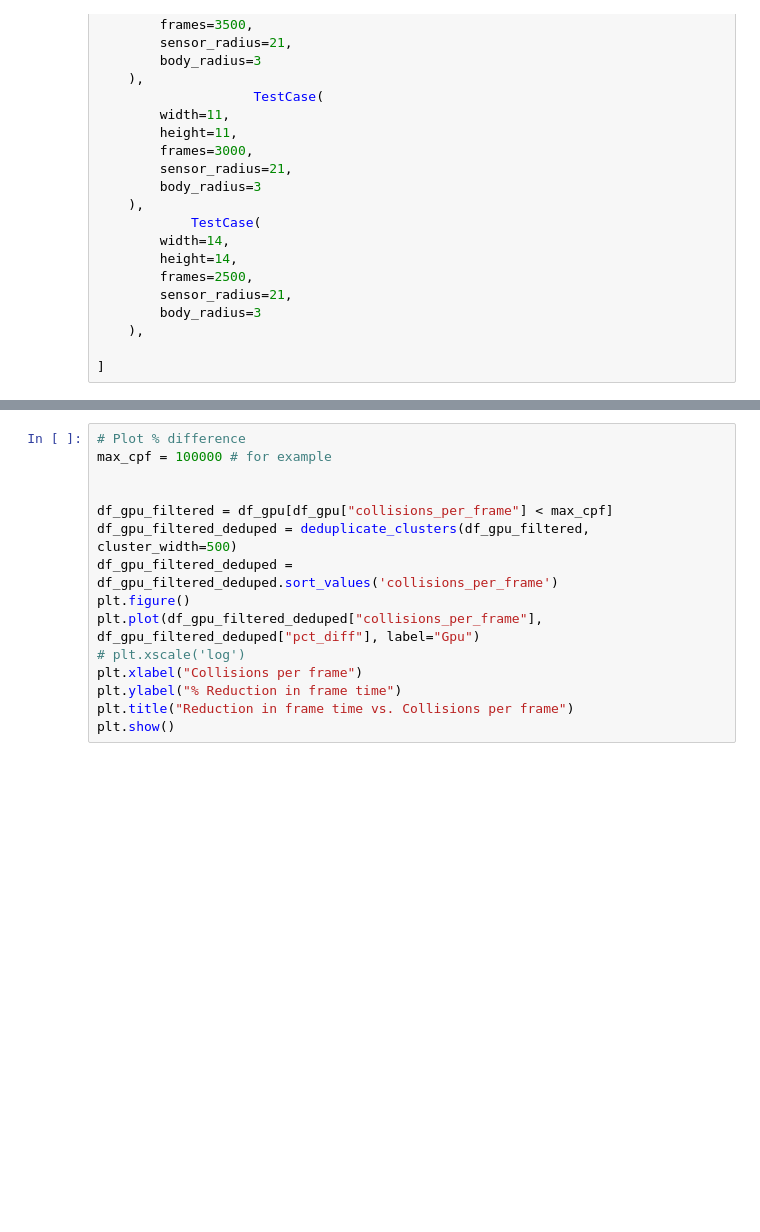
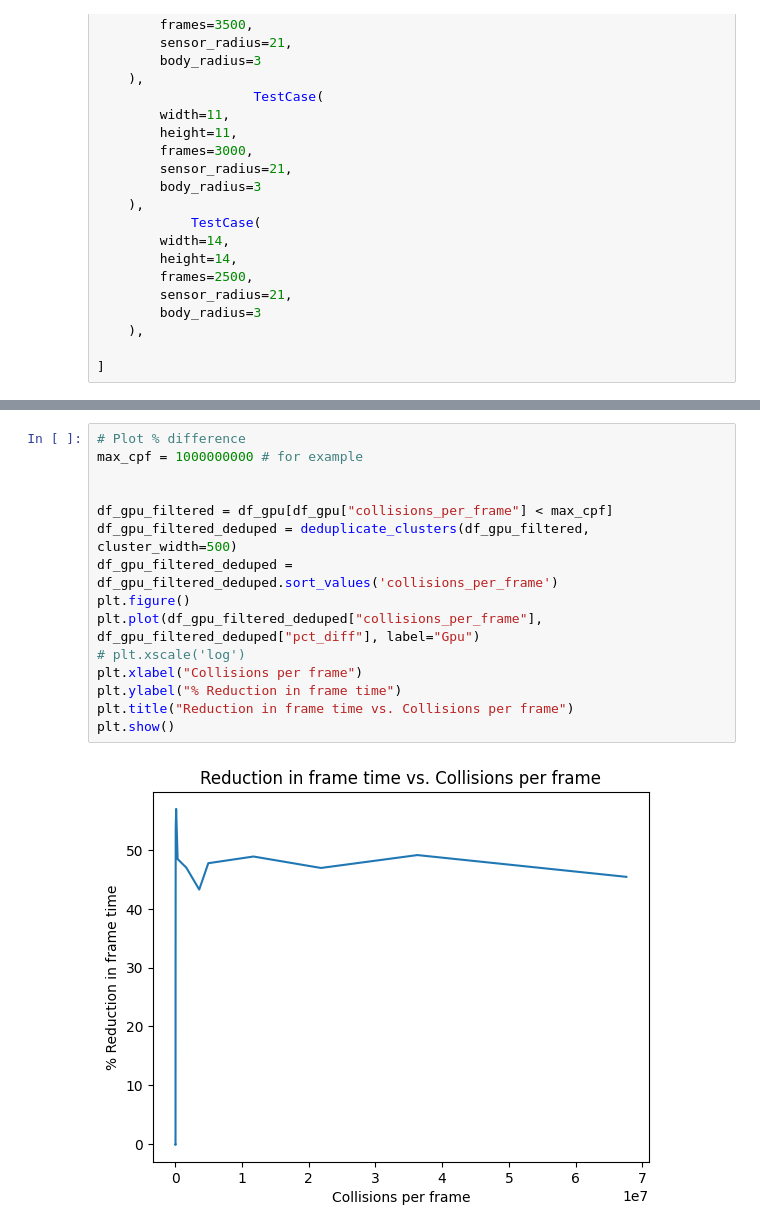
Before and after one commit to Sheldonfrith/gpu_collision_detection_bevy, a Jupyter notebook: project/run_tests.ipynb, the cells around one changed output, grey strips where cells are left out. Saved outputs shown, nothing was run; the diff lists cells and outputs as text; blank space fills up the shorter version.

```diff
--- a/project/run_tests.ipynb
+++ b/project/run_tests.ipynb
@@ -298,18 +321,20 @@ for i in range(len(df_gpu)):
 # %%
 # Plot % difference
-max_cpf = 100000 # for example
+max_cpf = 1000000000 # for example
 
 
 df_gpu_filtered = df_gpu[df_gpu["collisions_per_frame"] < max_cpf]
 df_gpu_filtered_deduped = deduplicate_clusters(df_gpu_filtered, cluster_width=500)
 df_gpu_filtered_deduped = df_gpu_filtered_deduped.sort_values('collisions_per_frame')
 plt.figure()
 plt.plot(df_gpu_filtered_deduped["collisions_per_frame"], df_gpu_filtered_deduped["pct_diff"], label="Gpu")
 # plt.xscale('log')
 plt.xlabel("Collisions per frame")
 plt.ylabel("% Reduction in frame time")
 plt.title("Reduction in frame time vs. Collisions per frame")
 plt.show()
+# %% [output]
+[figure, added]
 # %%
 #Plot Frame Time comparison
 df_gpu_deduped = deduplicate_clusters(df_gpu, cluster_width=1000)
```
Also changed, not shown: parts of 4 cells of this notebook, 20 other files.
